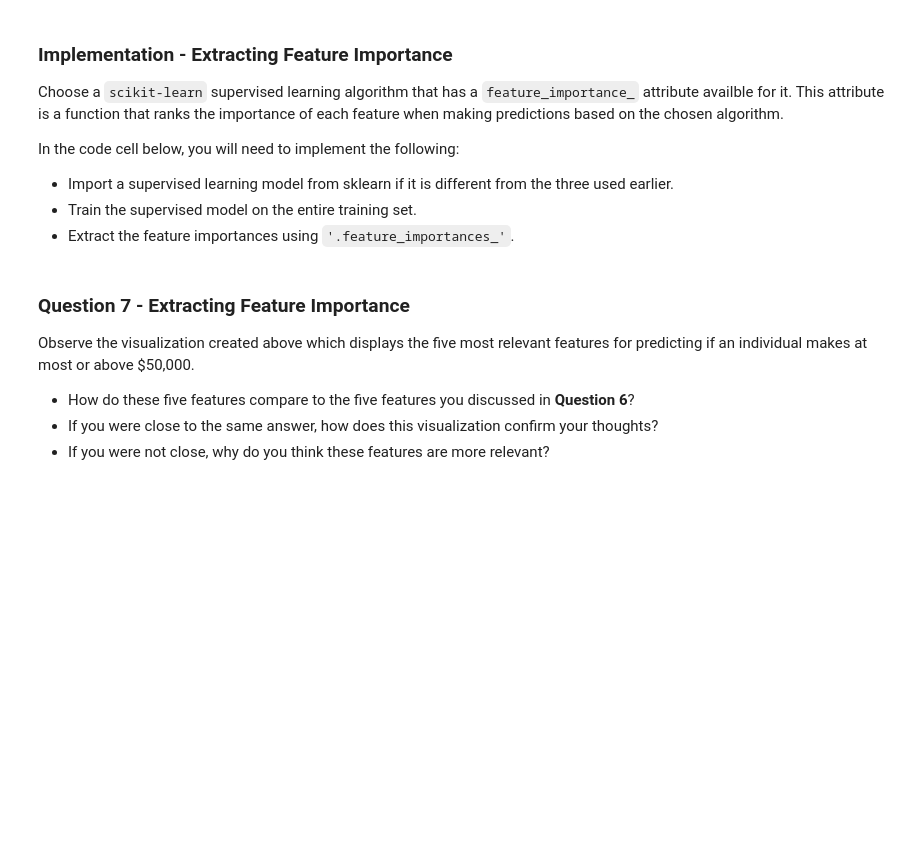
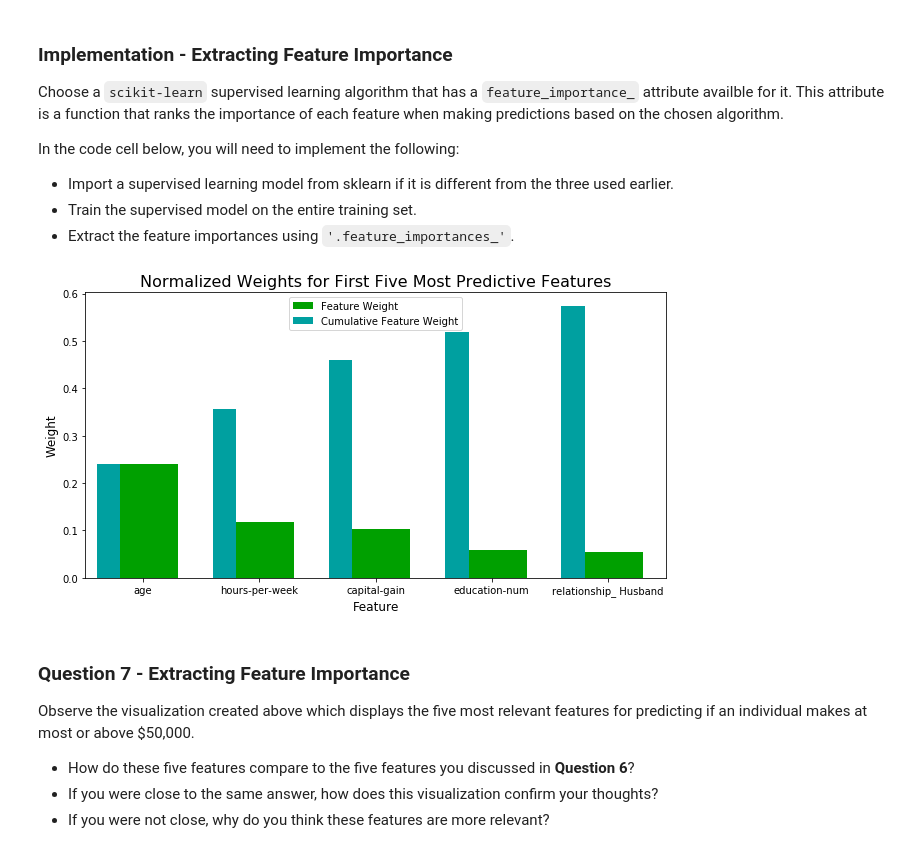
Before and after one commit to shoryasiddharth/MLND-Charity-FindingDonorsProject, a Jupyter notebook: finding_donors.ipynb, the cells around one changed output. Saved outputs shown, nothing was run; the diff lists cells and outputs as text; code cells hidden in the pictures; blank space fills up the shorter version.

```diff
--- a/finding_donors.ipynb
+++ b/finding_donors.ipynb
@@ -571,16 +578,18 @@ In the code cell below, you will need to implement the following:
 # %%
 # TODO: Import a supervised learning model that has 'feature_importances_'
 from sklearn.ensemble import RandomForestClassifier
 
 # TODO: Train the supervised model on the training set using .fit(X_train, y_train)
 model = RandomForestClassifier()
-model = clf.fit(X_train, y_train)
+model.fit(X_train, y_train)
 
 # TODO: Extract the feature importances using .feature_importances_
 importances = model.feature_importances_
 
 # Plot
 vs.feature_plot(importances, X_train, y_train)
+# %% [output]
+[figure, added]
 # %% [markdown]
 ### Question 7 - Extracting Feature Importance
 
```
Also changed, not shown: parts of 5 cells of this notebook, 1 other file.
